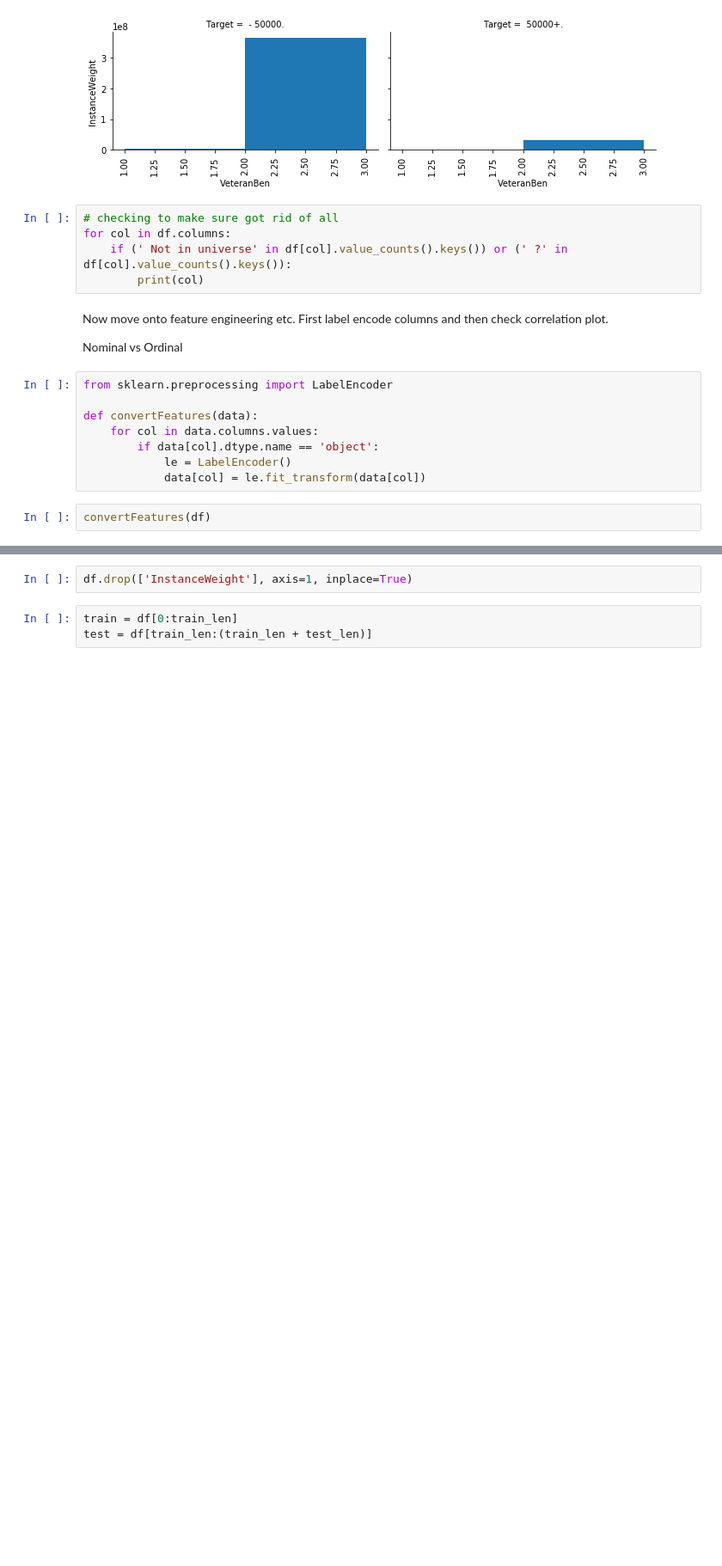
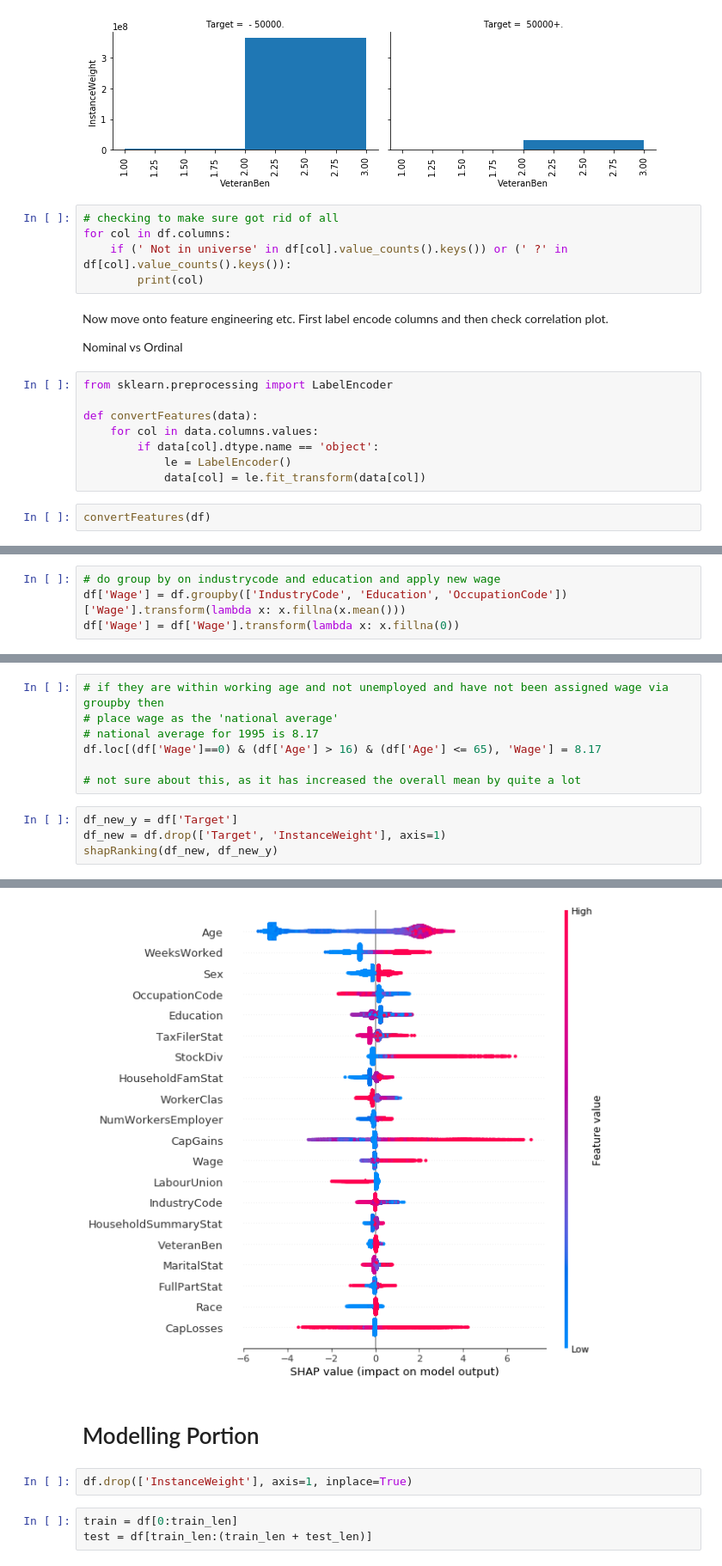
Before and after one commit to shaunmalti/Dataiku_Problem_2, a Jupyter notebook: Notebook.ipynb, the cells around one changed output, grey strips where cells are left out. Shown at 86% size. Saved outputs shown, nothing was run; the diff lists cells and outputs as text; blank space fills up the shorter version.

Commit message:
finished imputation and some feature ranking via shapley, need to try others and see what feature engineering can be done. Also implemented first iteration of model with best accuracy seen so far

```diff
--- a/Notebook.ipynb
+++ b/Notebook.ipynb
@@ -562,0 +683,4 @@ convertFeatures(df)
+# %%
+# do group by on industrycode and education and apply new wage
+df['Wage'] = df.groupby(['IndustryCode', 'Education', 'OccupationCode'])['Wage'].transform(lambda x: x.fillna(x.mean()))
+df['Wage'] = df['Wage'].transform(lambda x: x.fillna(0))
@@ -562,0 +703,12 @@ convertFeatures(df)
+# %%
+# if they are within working age and not unemployed and have not been assigned wage via groupby then
+# place wage as the 'national average'
+# national average for 1995 is 8.17
+df.loc[(df['Wage']==0) & (df['Age'] > 16) & (df['Age'] <= 65), 'Wage'] = 8.17
+
+# not sure about this, as it has increased the overall mean by quite a lot
+# %%
+df_new_y = df['Target']
+df_new = df.drop(['Target', 'InstanceWeight'], axis=1)
+shapRanking(df_new, df_new_y)
+# %% [output]
@@ -563,3 +732,6 @@ convertFeatures(df)
+[figure, added]
+# %% [markdown]
+# Modelling Portion
 # %%
 df.drop(['InstanceWeight'], axis=1, inplace=True)
 # %%
```
Also changed, not shown: parts of 18 cells of this notebook.
